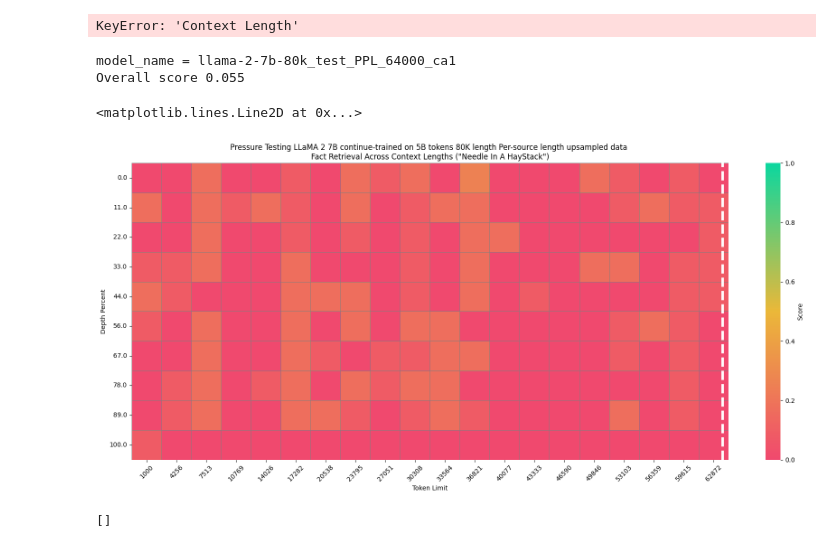
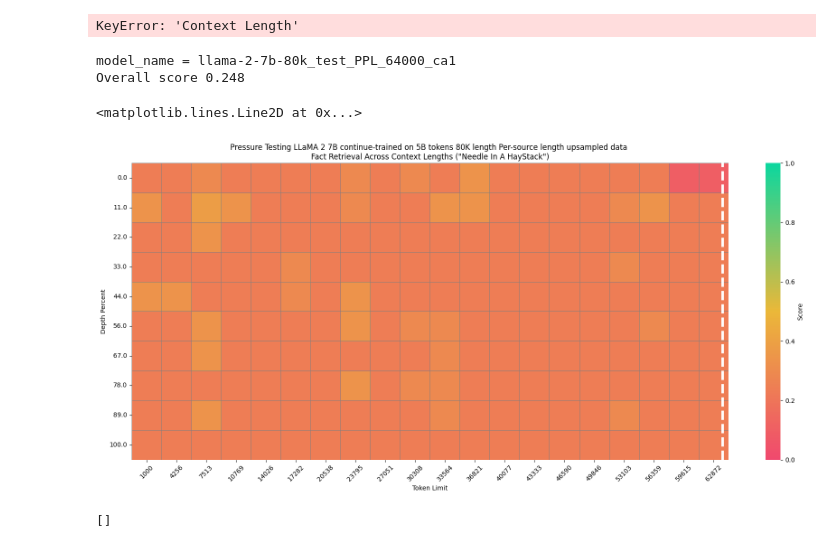
Before and after one commit to ZetangForward/Long-Context-Data-Engineering, a Jupyter notebook: eval/needle/visualize.ipynb, the cells around one changed output. Cells and saved outputs as stored; diff of their text form; code cells hidden in the pictures.

```diff
--- a/eval/needle/visualize.ipynb
+++ b/eval/needle/visualize.ipynb
@@ -84,6 +84,7 @@ import json
 import glob
 
 FOLDER_PATH = "/vepfs/wcf/G/zecheng/Long-Context-Data-Engineering/eval/needle/results/llama-2-7b-80k_test_PPL_64000_ca1/"
+expected_answer_ca1 = "to walk around the city. It's a great way to see the sights and get some exercise at the same time."
 MODEL_NAME = "LLaMA 2 7B continue-trained on 5B tokens 80K length Per-source length upsampled data"
 PRETRAINED_LEN=81920
 
@@ -112,7 +113,7 @@ for file in json_files:
         needle = json_data.get("needle", None).lower()
         ppls = json_data.get("ppls", None)
         shift_st, shift_end = json_data.get("shift_st", None), json_data.get("shift_end", None)
-        expected_answer = "eat a sandwich and sit in Dolores Park on a sunny day.".lower().split()
+        expected_answer = expected_answer_ca1.lower().split()
         score = len(set(model_response.split()).intersection(set(expected_answer))) / len(expected_answer)
         # Appending to the list
         """
@@ -149,35 +150,35 @@ pivot_table.iloc[:5, :5]
 # Create a custom colormap. Go to https://coolors.co/ and pick cool colors
 cmap = LinearSegmentedColormap.from_list("custom_cmap", ["#F0496E", "#EBB839", "#0CD79F"])
 
 # Create the heatmap with better aesthetics
 f = plt.figure(figsize=(17.5, 8))  # Can adjust these dimensions as needed
 heatmap = sns.heatmap(
     pivot_table,
     vmin=0, vmax=1,
     cmap=cmap,
     cbar_kws={'label': 'Score'},
     linewidths=0.5,  # Adjust the thickness of the grid lines here
     linecolor='grey',  # Set the color of the grid lines
     linestyle='--'
 )
 
 
 # More aesthetics
 model_name_ = MODEL_NAME
 plt.title(f'Pressure Testing {model_name_} \nFact Retrieval Across Context Lengths ("Needle In A HayStack")')  # Adds a title
 plt.xlabel('Token Limit')  # X-axis label
 plt.ylabel('Depth Percent')  # Y-axis label
 plt.xticks(rotation=45)  # Rotates the x-axis labels to prevent overlap
 plt.yticks(rotation=0)  # Ensures the y-axis labels are horizontal
 plt.tight_layout()  # Fits everything neatly into the figure area
 
 # Add a vertical line at the desired column index
 plt.axvline(x=pretrained_len + 0.8, color='white', linestyle='--', linewidth=4)
 # %% [output]
 model_name = llama-2-7b-80k_test_PPL_64000_ca1
-Overall score 0.055
+Overall score 0.248
 <matplotlib.lines.Line2D at 0x...>
-[figure, old version]
+[figure, new version]
 # %%
 data
 # %% [output]
```
